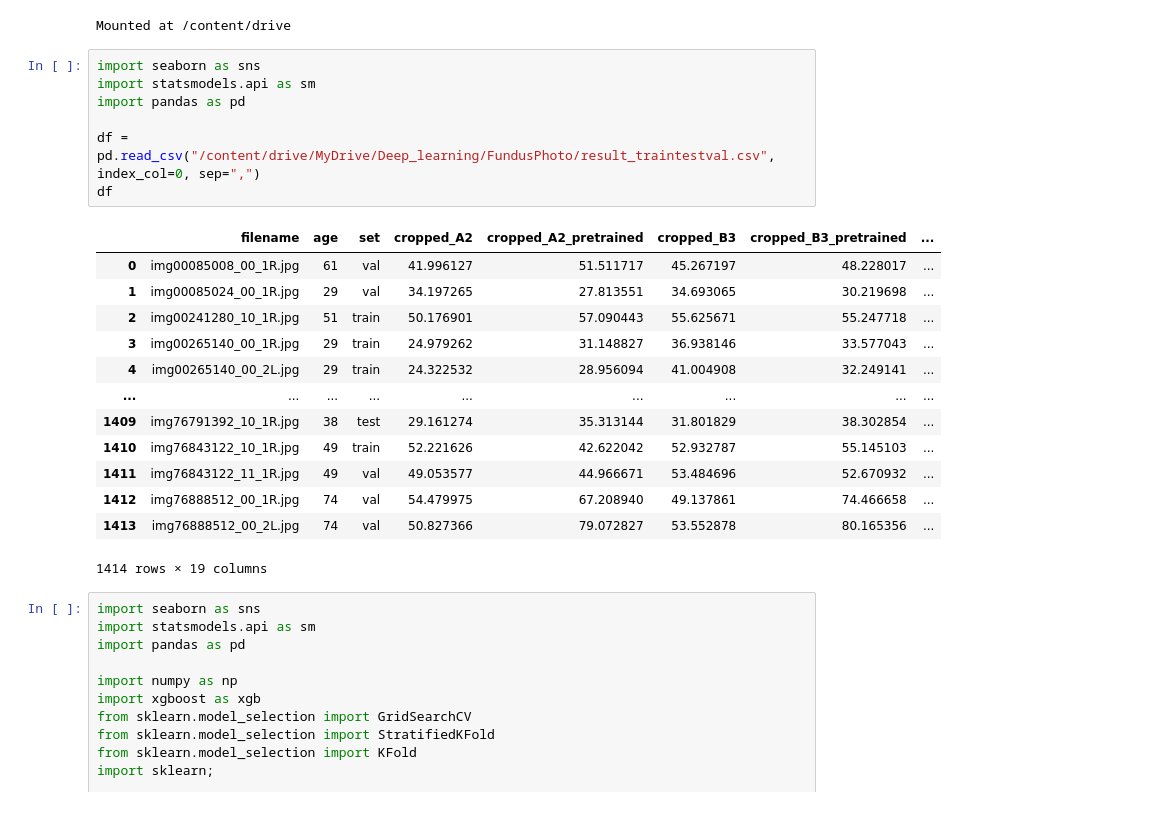
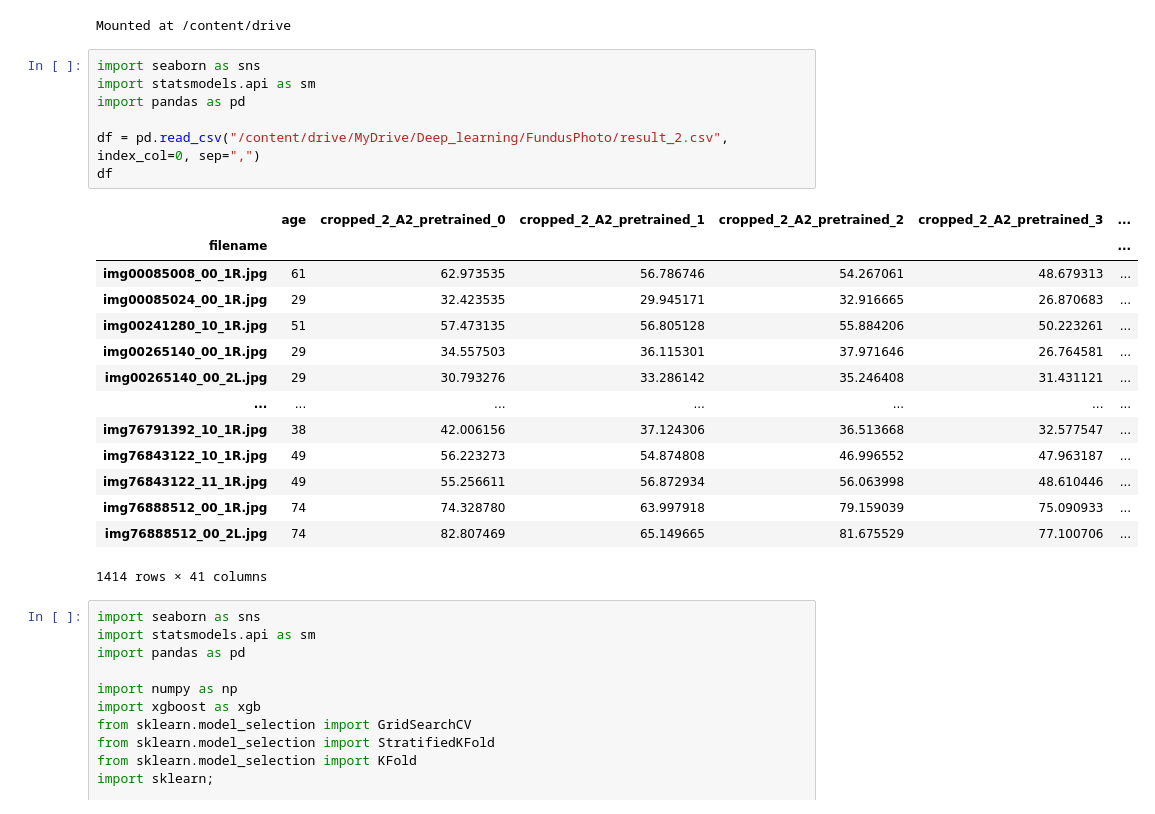
Before and after one commit to ykitaguchi77/FundusPhoto, a Jupyter notebook: RandomForest_and_XGBoost_1.1.ipynb, the cells around one changed output. Cells and saved outputs as stored; diff of their text form.

```diff
--- a/RandomForest_and_XGBoost_1.1.ipynb
+++ b/RandomForest_and_XGBoost_1.1.ipynb
@@ -9,24 +9,25 @@ Mounted at /content/drive
 # %%
 import seaborn as sns
 import statsmodels.api as sm
 import pandas as pd
 
-df = pd.read_csv("/content/drive/MyDrive/Deep_learning/FundusPhoto/result_traintestval.csv", index_col=0, sep=",")
+df = pd.read_csv("/content/drive/MyDrive/Deep_learning/FundusPhoto/result_2.csv", index_col=0, sep=",")
 df
 # %% [output]
-|  | filename | age | set | cropped_A2 | cropped_A2_pretrained | cropped_B3 | cropped_B3_pretrained | ... |
-| 0 | img00085008_00_1R.jpg | 61 | val | 41.996127 | 51.511717 | 45.267197 | 48.228017 | ... |
-| 1 | img00085024_00_1R.jpg | 29 | val | 34.197265 | 27.813551 | 34.693065 | 30.219698 | ... |
-| 2 | img00241280_10_1R.jpg | 51 | train | 50.176901 | 57.090443 | 55.625671 | 55.247718 | ... |
-| 3 | img00265140_00_1R.jpg | 29 | train | 24.979262 | 31.148827 | 36.938146 | 33.577043 | ... |
-| 4 | img00265140_00_2L.jpg | 29 | train | 24.322532 | 28.956094 | 41.004908 | 32.249141 | ... |
-| ... | ... | ... | ... | ... | ... | ... | ... | ... |
-| 1409 | img76791392_10_1R.jpg | 38 | test | 29.161274 | 35.313144 | 31.801829 | 38.302854 | ... |
-| 1410 | img76843122_10_1R.jpg | 49 | train | 52.221626 | 42.622042 | 52.932787 | 55.145103 | ... |
-| 1411 | img76843122_11_1R.jpg | 49 | val | 49.053577 | 44.966671 | 53.484696 | 52.670932 | ... |
-| 1412 | img76888512_00_1R.jpg | 74 | val | 54.479975 | 67.208940 | 49.137861 | 74.466658 | ... |
-| 1413 | img76888512_00_2L.jpg | 74 | val | 50.827366 | 79.072827 | 53.552878 | 80.165356 | ... |
+|  | age | cropped_2_A2_pretrained_0 | cropped_2_A2_pretrained_1 | cropped_2_A2_pretrained_2 | cropped_2_A2_pretrained_3 | ... |
+| filename |  |  |  |  |  | ... |
+| img00085008_00_1R.jpg | 61 | 62.973535 | 56.786746 | 54.267061 | 48.679313 | ... |
+| img00085024_00_1R.jpg | 29 | 32.423535 | 29.945171 | 32.916665 | 26.870683 | ... |
+| img00241280_10_1R.jpg | 51 | 57.473135 | 56.805128 | 55.884206 | 50.223261 | ... |
+| img00265140_00_1R.jpg | 29 | 34.557503 | 36.115301 | 37.971646 | 26.764581 | ... |
+| img00265140_00_2L.jpg | 29 | 30.793276 | 33.286142 | 35.246408 | 31.431121 | ... |
+| ... | ... | ... | ... | ... | ... | ... |
+| img76791392_10_1R.jpg | 38 | 42.006156 | 37.124306 | 36.513668 | 32.577547 | ... |
+| img76843122_10_1R.jpg | 49 | 56.223273 | 54.874808 | 46.996552 | 47.963187 | ... |
+| img76843122_11_1R.jpg | 49 | 55.256611 | 56.872934 | 56.063998 | 48.610446 | ... |
+| img76888512_00_1R.jpg | 74 | 74.328780 | 63.997918 | 79.159039 | 75.090933 | ... |
+| img76888512_00_2L.jpg | 74 | 82.807469 | 65.149665 | 81.675529 | 77.100706 | ... |
-1414 rows × 19 columns
+1414 rows × 41 columns
 # %%
 import seaborn as sns
 import statsmodels.api as sm
```
